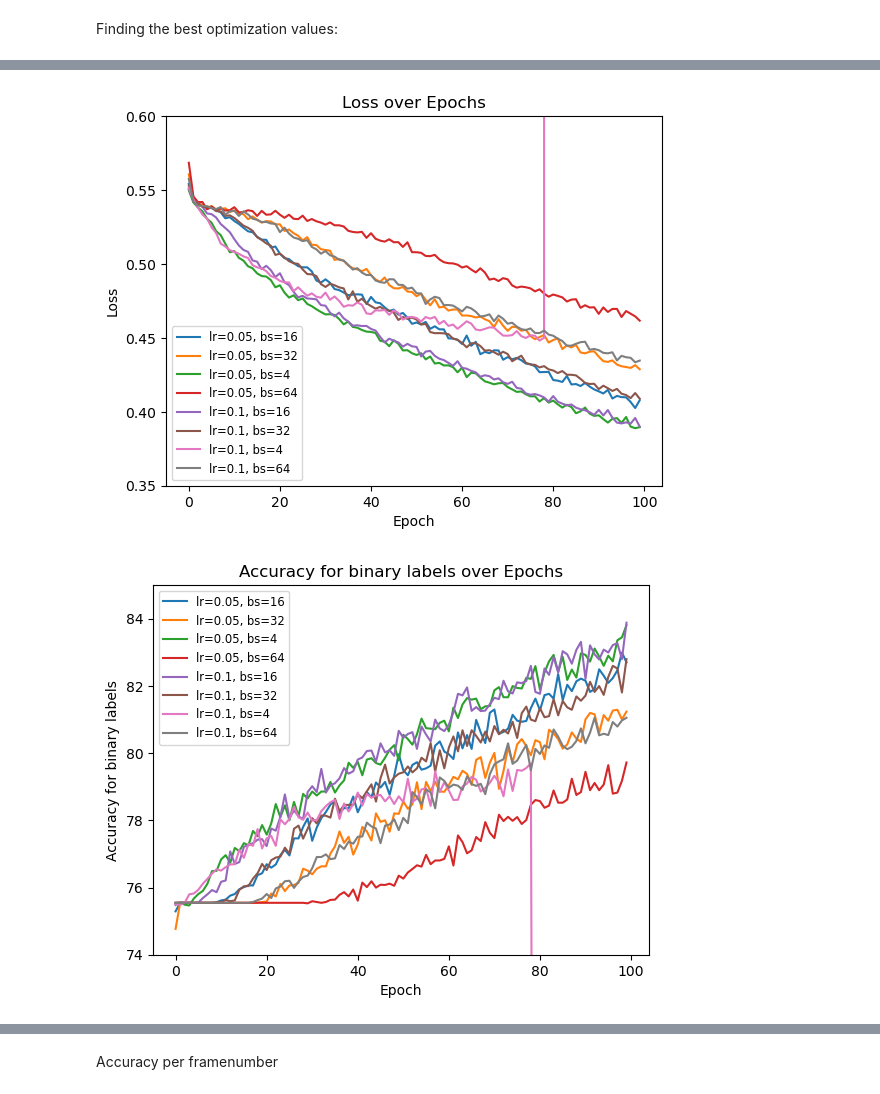
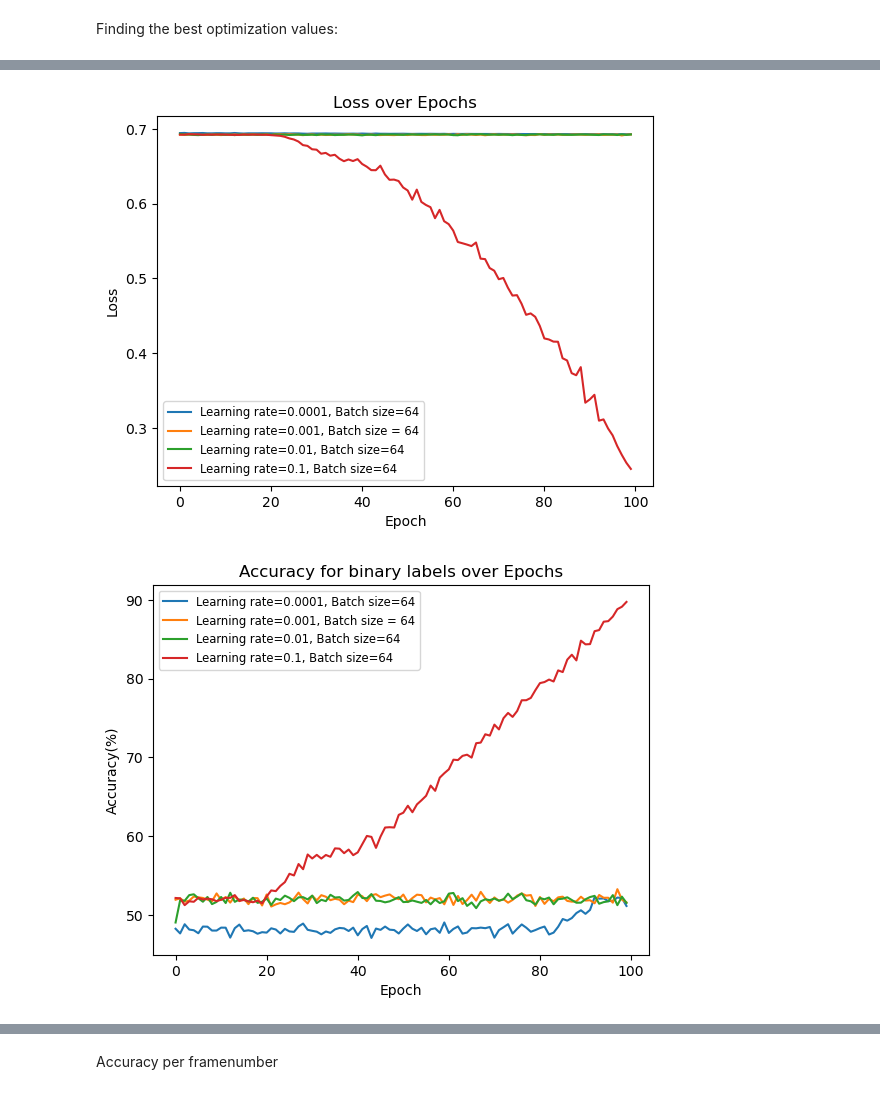
Before and after one commit to Phb22rr/3rd-year-project, a Jupyter notebook: 10. Graphs.ipynb, the cells around one changed output, grey strips where cells are left out. Cells and saved outputs as stored; diff of their text form; code cells hidden in the pictures.

```diff
--- a/10. Graphs.ipynb
+++ b/10. Graphs.ipynb
@@ -8,7 +8,7 @@ from tensorboard.backend.event_processing import event_accumulator
 Finding the best optimization values:
 # %%
 # Path to the main directory where all runs are stored
-main_log_dir = r"A:\3rd_Year_Project\Project_code\runs\optimisation"
+main_log_dir = r"A:\3rd_Year_Project\Project_code\runs\optimisation\Current"
 # Pick the tag you're interested in (e.g., 'Loss' or 'Accuracy')
 target_tag = 'Accuracy'  # or 'Loss'
 
@@ -36,7 +36,7 @@ for run_name in os.listdir(main_log_dir):
 
 plt.title(f'{target_tag} over Epochs')
 plt.xlabel('Epoch')
-plt.ylabel(target_tag)
+plt.ylabel("Acccuracy(%)")
 plt.legend(loc='best', fontsize='small')
 #plt.grid(True)
 #plt.tight_layout()
@@ -70,7 +70,7 @@ for run_name in os.listdir(main_log_dir):
 plt.title(f'{target_tag} over Epochs')
 plt.xlabel('Epoch')
 plt.ylabel(target_tag)
-plt.ylim(0.35, 0.6)
+#plt.ylim(0.35, 0.6)
 plt.legend(loc='best', fontsize='small')
 #plt.grid(True)
 #plt.tight_layout()
@@ -103,8 +103,8 @@ for run_name in os.listdir(main_log_dir):
 
 plt.title(f'{target_tag} over Epochs')
 plt.xlabel('Epoch')
-plt.ylabel(target_tag)
-plt.ylim(74, 85)
+plt.ylabel("Accuracy(%)")
+#plt.ylim(74, 85)
 plt.legend(loc='best', fontsize='small')
 #plt.grid(True)
 #plt.tight_layout()
@@ -114,2 +114,2 @@ plt.show()
-[figure, old version]
+[figure, new version]
-[figure, old version]
+[figure, new version]
```
Also changed, not shown: parts of 4 cells of this notebook, 2 other files.
